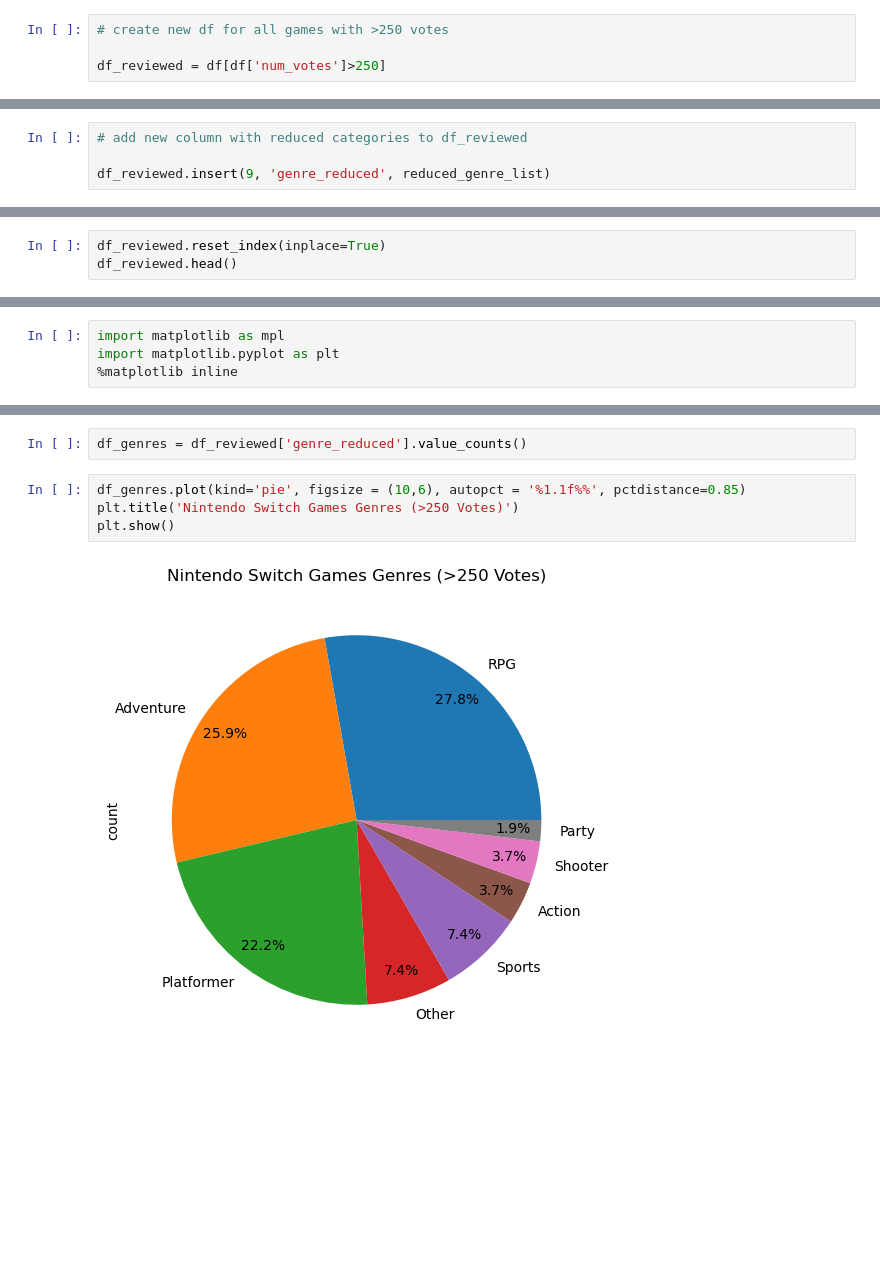
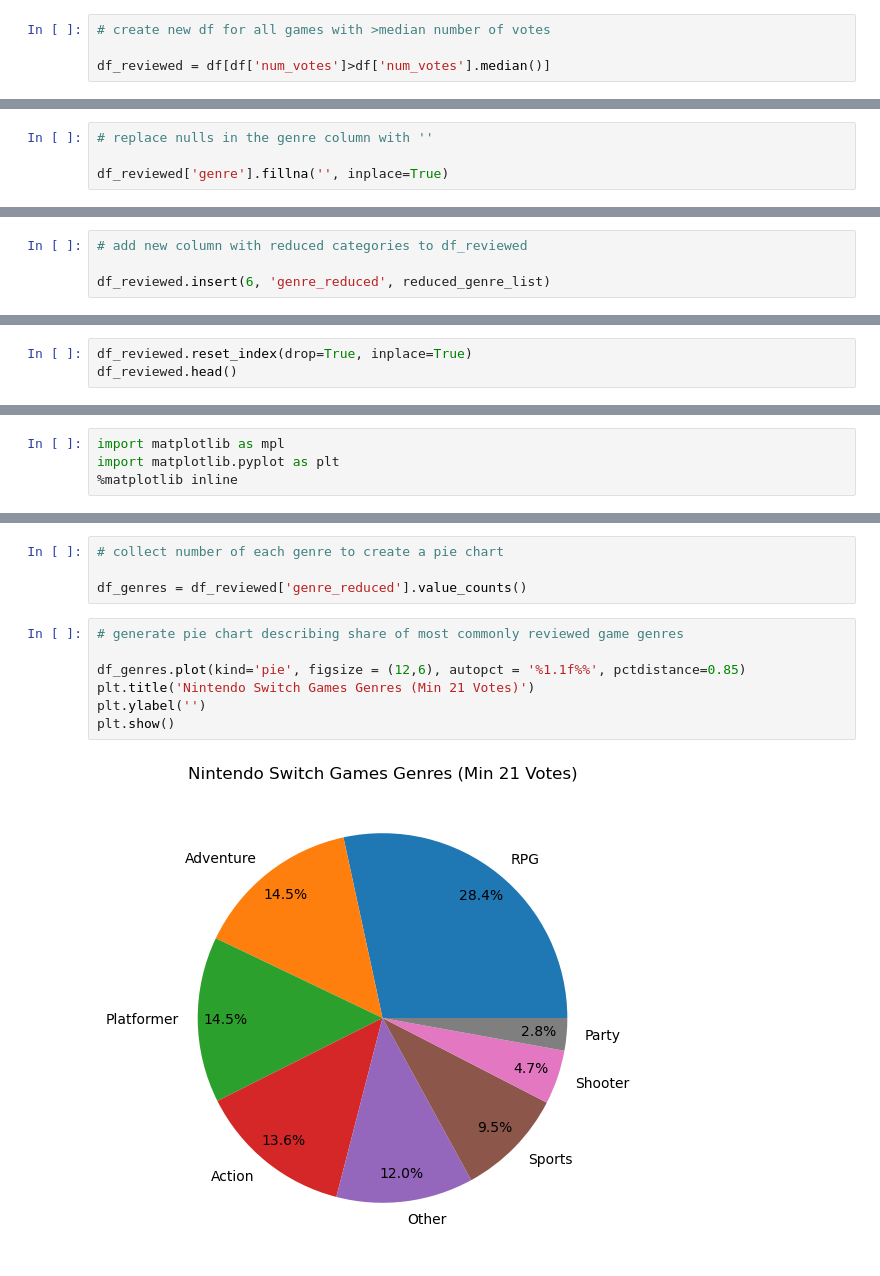
Before and after one commit to chadcroberts/PortfolioProject, a Jupyter notebook: nintendo_games.ipynb, the cells around one changed output, grey strips where cells are left out. Cells and saved outputs as stored; diff of their text form; blank space fills up the shorter version.

Commit message:
Add files via upload
Use median number of votes to select games to analyze.
Update plots to include genre information - change to plotly express

```diff
--- a/nintendo_games.ipynb
+++ b/nintendo_games.ipynb
@@ -85,4 +84,4 @@ dtype: object
 # %%
-# create new df for all games with >250 votes
+# create new df for all games with >median number of votes
 
-df_reviewed = df[df['num_votes']>250]
+df_reviewed = df[df['num_votes']>df['num_votes'].median()]
@@ -152,0 +137,4 @@ def select_genre(genre_in):
+# %%
+# replace nulls in the genre column with ''
+
+df_reviewed['genre'].fillna('', inplace=True)
@@ -165,4 +179,4 @@ for i in df_reviewed.index:
 # %%
 # add new column with reduced categories to df_reviewed
 
-df_reviewed.insert(9, 'genre_reduced', reduced_genre_list)
+df_reviewed.insert(6, 'genre_reduced', reduced_genre_list)
@@ -214,4 +216,4 @@ df_reviewed.head()
 # %%
-df_reviewed.reset_index(inplace=True)
+df_reviewed.reset_index(drop=True, inplace=True)
 df_reviewed.head()
 # %% [output]
@@ -310,8 +264,13 @@ df_reviewed[['title', 'genre', 'genre_reduced']]
 # %%
+# collect number of each genre to create a pie chart
+
 df_genres = df_reviewed['genre_reduced'].value_counts()
 # %%
-df_genres.plot(kind='pie', figsize = (10,6), autopct = '%1.1f%%', pctdistance=0.85)
-plt.title('Nintendo Switch Games Genres (>250 Votes)')
+# generate pie chart describing share of most commonly reviewed game genres
+
+df_genres.plot(kind='pie', figsize = (12,6), autopct = '%1.1f%%', pctdistance=0.85)
+plt.title('Nintendo Switch Games Genres (Min 21 Votes)')
+plt.ylabel('')
 plt.show()
 # %% [output]
-[figure, old version]
+[figure, new version]
```
Also changed, not shown: parts of 52 cells of this notebook.
